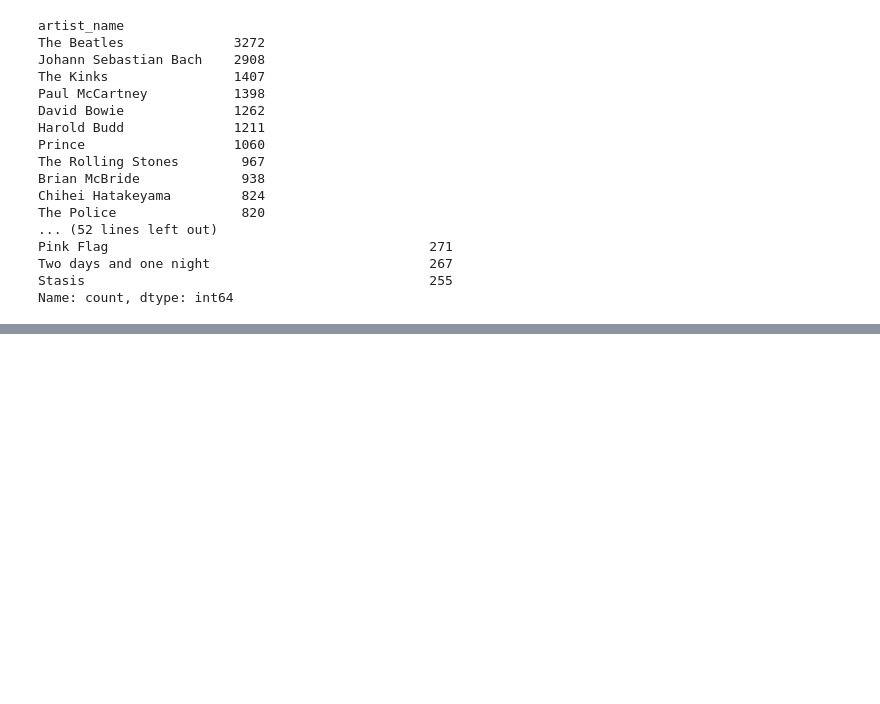
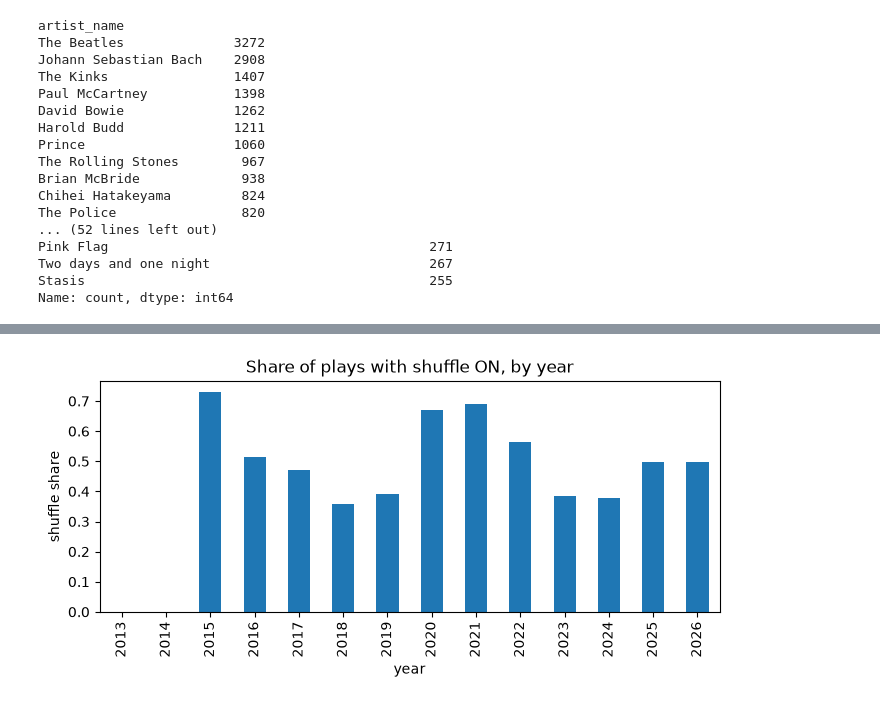
Before and after one commit to mjamesruggiero/alys, a Jupyter notebook: notebooks/02_eda_listening_patterns.ipynb, the cells around one changed output, grey strips where cells are left out. Saved outputs shown, nothing was run; the diff lists cells and outputs as text; code cells hidden in the pictures; blank space fills up the shorter version.

Commit message:
Share of shuffle plays, skip rates

```diff
--- a/notebooks/02_eda_listening_patterns.ipynb
+++ b/notebooks/02_eda_listening_patterns.ipynb
@@ -262,0 +326,13 @@ Name: count, dtype: int64
+# %%
+# shuffle usage over time (yearly share of plays w/ shuffle "on")
+year = plays["ts"].dt.year
+shuffle_by_year = plays.groupby(year)["shuffle"].mean()
+
+fig, ax = plt.subplots(figsize=(8, 3))
+shuffle_by_year.plot(kind="bar", ax=ax)
+ax.set_title("Share of plays with shuffle ON, by year")
+ax.set_xlabel("year")
+ax.set_ylabel("shuffle share")
+plt.show()
+# %% [output]
+[figure, added]
```
Also changed, not shown: parts of 3 cells of this notebook, 1 other file.
